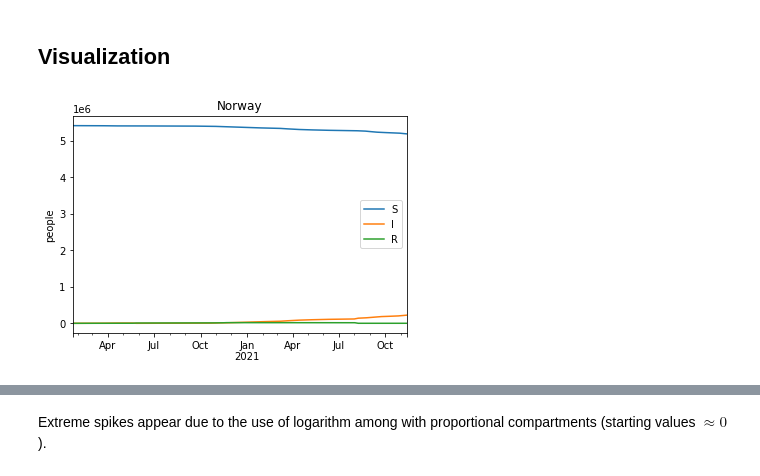
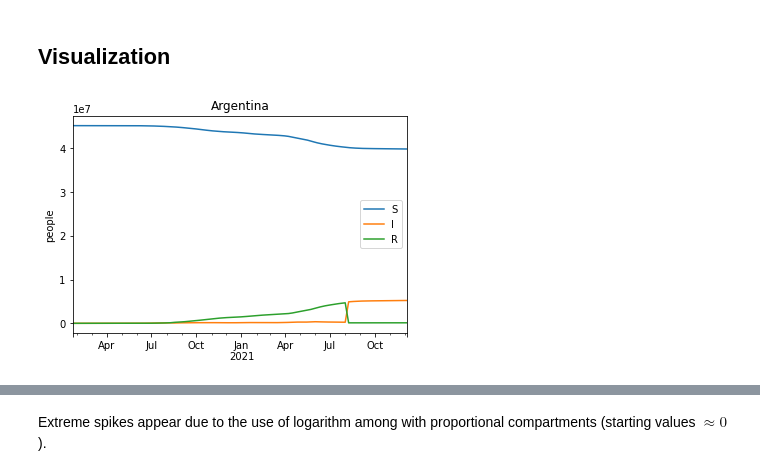
Before and after one commit to alexmadrinanfdez/covid-policy-analysis, a Jupyter notebook: eda.ipynb, the cells around one changed output, grey strips where cells are left out. Cells and saved outputs as stored; diff of their text form; code cells hidden in the pictures.

```diff
--- a/eda.ipynb
+++ b/eda.ipynb
@@ -1173,15 +1173,15 @@ beta_spl
 # %% [markdown]
 ## Visualization
 # %%
-cc_idx = 9
+cc_idx = 0
 country = list(cc_dict.values())[cc_idx]
 
 S[country].plot()
 I[country].plot()
 R[country].plot()
 plt.ylabel('people')
 plt.title(country)
 plt.legend(labels=['S', 'I', 'R'])
 plt.show()
 # %% [output]
-[figure, old version]
+[figure, new version]
```
Also changed, not shown: parts of 54 cells of this notebook, 1 other file.
